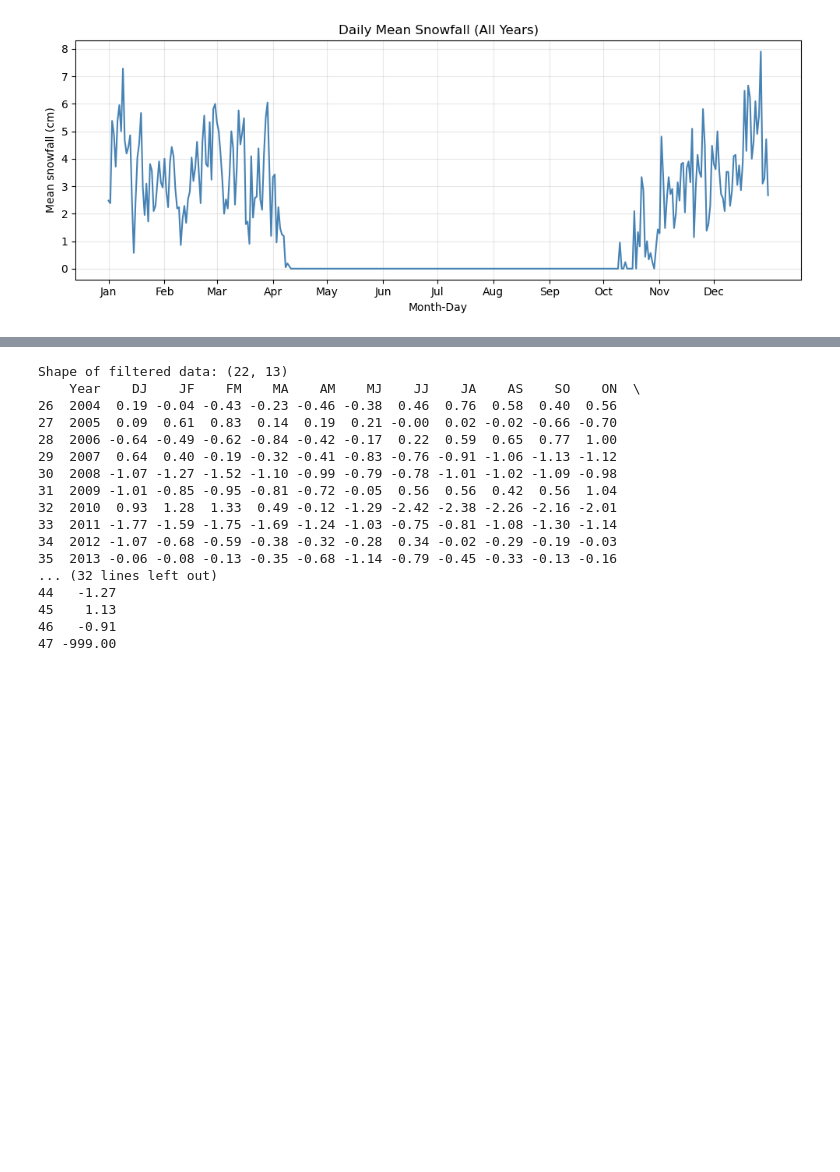
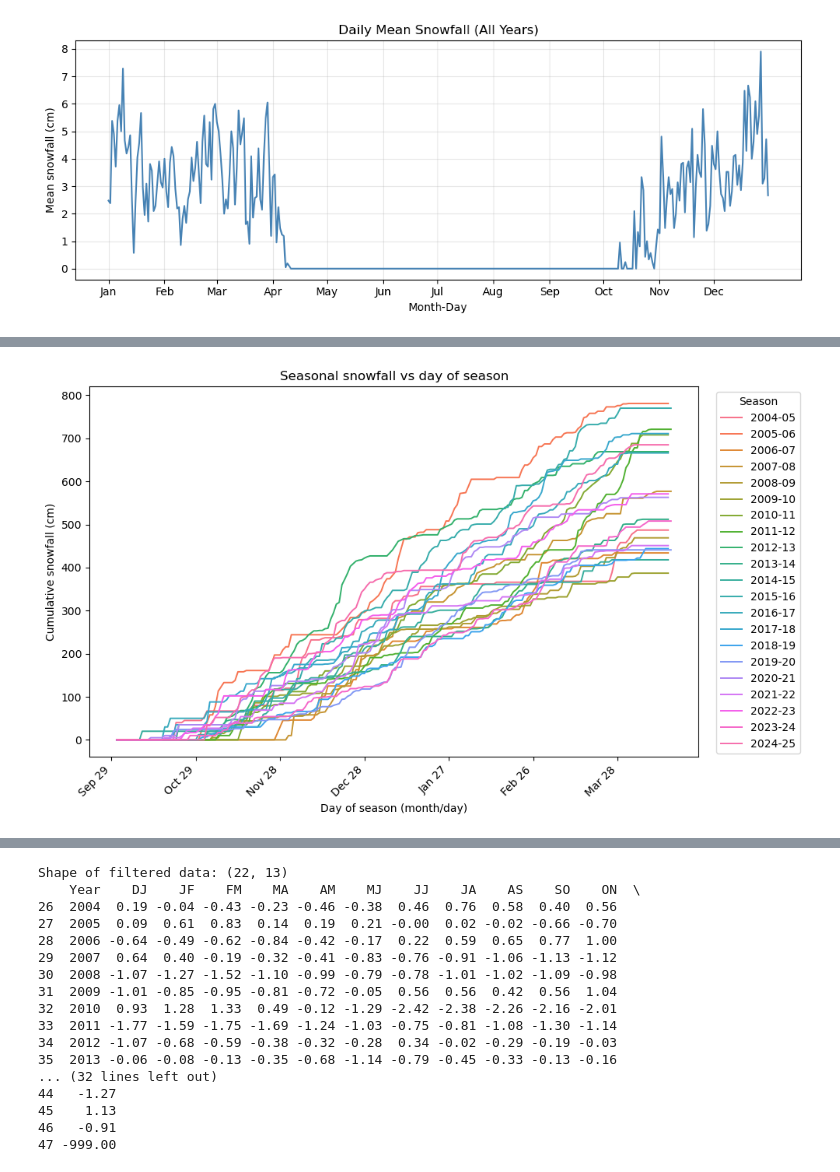
Before and after one commit to hamish-smeele/Portfolio, a Jupyter notebook: Red_Snowfall.ipynb, the cells around one changed output, grey strips where cells are left out. Cells and saved outputs as stored; diff of their text form; code cells hidden in the pictures; blank space fills up the shorter version.

```diff
--- a/Red_Snowfall.ipynb
+++ b/Red_Snowfall.ipynb
@@ -271,0 +277,79 @@ This section fetches the NOAA MEI v2 index, aligns it with the two-month snowfal
+# %%
+SEASON_START_MONTH = 8
+SEASON_START_DAY = 1
+SEASON_END_MONTH = 4
+SEASON_END_DAY = 15  # adjust as needed
+
+snow_daily = long.dropna(subset=["snow_cm"]).copy()
+snow_daily["snow_cm"] = pd.to_numeric(snow_daily["snow_cm"], errors="coerce")
+snow_daily = snow_daily.dropna(subset=["snow_cm"])
+
+# Real dates
+snow_daily["date"] = pd.to_datetime(
+    dict(year=snow_daily["year_num"].astype(int),
+         month=snow_daily["month_num"].astype(int),
+         day=snow_daily["day"].astype(int)),
+    errors="coerce",
+)
+snow_daily = snow_daily.dropna(subset=["date"])
+
+# Season assignment based on start
+season_start_year = snow_daily["date"].dt.year - (
+    (snow_daily["date"].dt.month < SEASON_START_MONTH) |
+    ((snow_daily["date"].dt.month == SEASON_START_MONTH) &
+     (snow_daily["date"].dt.day < SEASON_START_DAY))
+)
+snow_daily["season"] = (
+    season_start_year.astype(int).astype(str)
+    + "-" + (season_start_year + 1).astype(int).astype(str).str[-2:]
+)
+
+# Anchors
+snow_daily["season_start_date"] = pd.to_datetime(
+    dict(year=season_start_year.astype(int),
+         month=SEASON_START_MONTH,
+         day=SEASON_START_DAY)
+)
+snow_daily["season_end_date"] = pd.to_datetime(
+    dict(year=(season_start_year + 1).astype(int),
+         month=SEASON_END_MONTH,
+         day=SEASON_END_DAY)
+)
+
+# Day-in-season; drop rows beyond the end date to keep x-range sane
+snow_daily["day_of_season"] = (snow_daily["date"] - snow_daily["season_start_date"]).dt.days + 1
+season_len = (snow_daily["season_end_date"] - snow_daily["season_start_date"]).dt.days + 1
+snow_daily = snow_daily[snow_daily["day_of_season"] <= season_len]
+
+# Cumulative snow
+snow_daily = snow_daily.sort_values(["season", "date"])
+snow_daily["cum_snow_cm"] = snow_daily.groupby("season")["snow_cm"].cumsum()
+
+# Formatter to turn day_of_season into month/day labels with fewer ticks
+season_start_ref = pd.Timestamp(year=2000, month=SEASON_START_MONTH, day=SEASON_START_DAY)
+def fmt_day_month(day_num, _pos):
+    if np.isnan(day_num) or day_num < 1:
+        return ""
+    return (season_start_ref + pd.Timedelta(days=int(day_num) - 1)).strftime("%b %d")
+
+plt.figure(figsize=(10, 6))
+ax = sns.lineplot(
+    data=snow_daily,
+    x="day_of_season",
+    y="cum_snow_cm",
+    hue="season",
+    marker=None,
+    linewidth=1.4,
+)
+ax.xaxis.set_major_locator(MaxNLocator(nbins=8, integer=True, prune="both"))  # fewer ticks
+ax.xaxis.set_major_formatter(FuncFormatter(fmt_day_month))
+plt.setp(ax.get_xticklabels(), rotation=45, ha="right")
+
+plt.xlabel("Day of season (month/day)")
+plt.ylabel("Cumulative snowfall (cm)")
+plt.title("Seasonal snowfall vs day of season")
+plt.legend(title="Season", bbox_to_anchor=(1.02, 1), loc="upper left")
+plt.tight_layout()
+plt.show()
+# %% [output]
+[figure, added]
```
Also changed, not shown: parts of 13 cells of this notebook.
